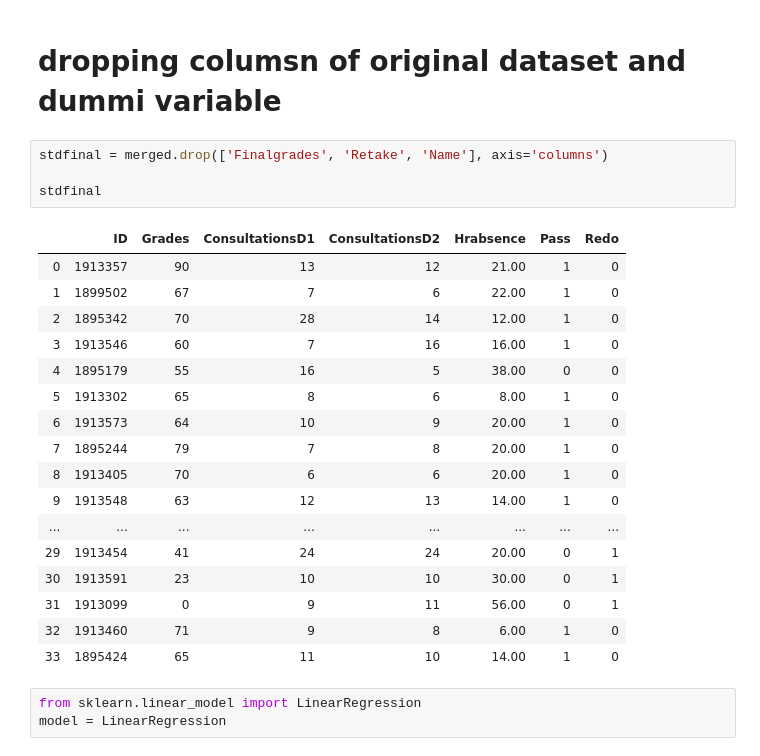
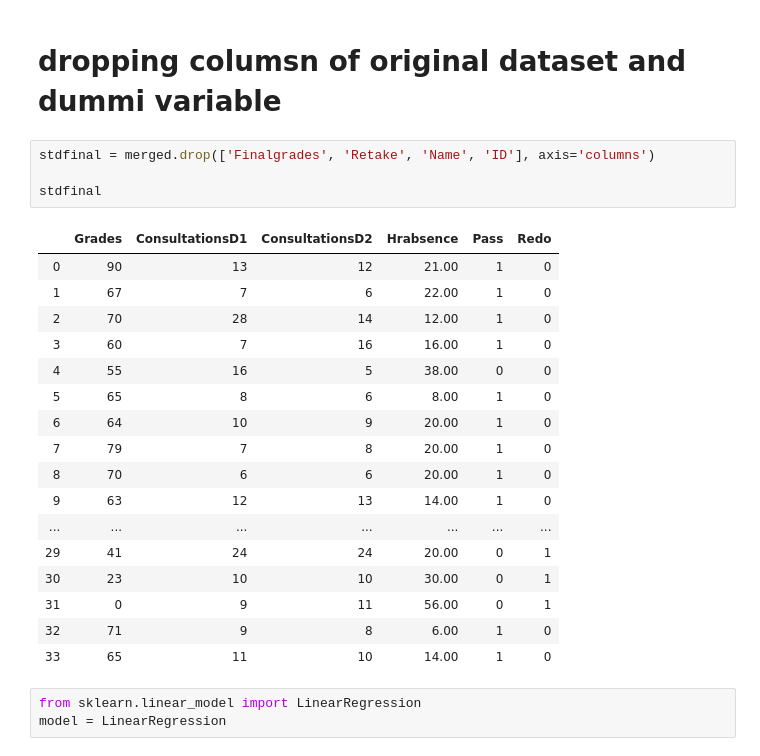
Before and after one commit to bayyaraghu/Usecase, a Jupyter notebook: Untitled1.ipynb, the cells around one changed output. Drawn from its saved outputs; the diff is of its cells as text.

```diff
--- a/Untitled1.ipynb
+++ b/Untitled1.ipynb
@@ -174,27 +174,27 @@ merged
 # %% [markdown]
 # dropping columsn of original dataset and dummi variable
 # %%
-stdfinal = merged.drop(['Finalgrades', 'Retake', 'Name'], axis='columns')
+stdfinal = merged.drop(['Finalgrades', 'Retake', 'Name', 'ID'], axis='columns')
 
 stdfinal
 # %% [output]
-|  | ID | Grades | ConsultationsD1 | ConsultationsD2 | Hrabsence | Pass | Redo |
-| 0 | 1913357 | 90 | 13 | 12 | 21.00 | 1 | 0 |
-| 1 | 1899502 | 67 | 7 | 6 | 22.00 | 1 | 0 |
-| 2 | 1895342 | 70 | 28 | 14 | 12.00 | 1 | 0 |
-| 3 | 1913546 | 60 | 7 | 16 | 16.00 | 1 | 0 |
-| 4 | 1895179 | 55 | 16 | 5 | 38.00 | 0 | 0 |
-| 5 | 1913302 | 65 | 8 | 6 | 8.00 | 1 | 0 |
-| 6 | 1913573 | 64 | 10 | 9 | 20.00 | 1 | 0 |
-| 7 | 1895244 | 79 | 7 | 8 | 20.00 | 1 | 0 |
-| 8 | 1913405 | 70 | 6 | 6 | 20.00 | 1 | 0 |
-| 9 | 1913548 | 63 | 12 | 13 | 14.00 | 1 | 0 |
-| ... | ... | ... | ... | ... | ... | ... | ... |
-| 29 | 1913454 | 41 | 24 | 24 | 20.00 | 0 | 1 |
-| 30 | 1913591 | 23 | 10 | 10 | 30.00 | 0 | 1 |
-| 31 | 1913099 | 0 | 9 | 11 | 56.00 | 0 | 1 |
-| 32 | 1913460 | 71 | 9 | 8 | 6.00 | 1 | 0 |
-| 33 | 1895424 | 65 | 11 | 10 | 14.00 | 1 | 0 |
+|  | Grades | ConsultationsD1 | ConsultationsD2 | Hrabsence | Pass | Redo |
+| 0 | 90 | 13 | 12 | 21.00 | 1 | 0 |
+| 1 | 67 | 7 | 6 | 22.00 | 1 | 0 |
+| 2 | 70 | 28 | 14 | 12.00 | 1 | 0 |
+| 3 | 60 | 7 | 16 | 16.00 | 1 | 0 |
+| 4 | 55 | 16 | 5 | 38.00 | 0 | 0 |
+| 5 | 65 | 8 | 6 | 8.00 | 1 | 0 |
+| 6 | 64 | 10 | 9 | 20.00 | 1 | 0 |
+| 7 | 79 | 7 | 8 | 20.00 | 1 | 0 |
+| 8 | 70 | 6 | 6 | 20.00 | 1 | 0 |
+| 9 | 63 | 12 | 13 | 14.00 | 1 | 0 |
+| ... | ... | ... | ... | ... | ... | ... |
+| 29 | 41 | 24 | 24 | 20.00 | 0 | 1 |
+| 30 | 23 | 10 | 10 | 30.00 | 0 | 1 |
+| 31 | 0 | 9 | 11 | 56.00 | 0 | 1 |
+| 32 | 71 | 9 | 8 | 6.00 | 1 | 0 |
+| 33 | 65 | 11 | 10 | 14.00 | 1 | 0 |
 # %%
 from sklearn.linear_model import LinearRegression
 model = LinearRegression
```
Also changed, not shown: parts of 3 cells of this notebook.
